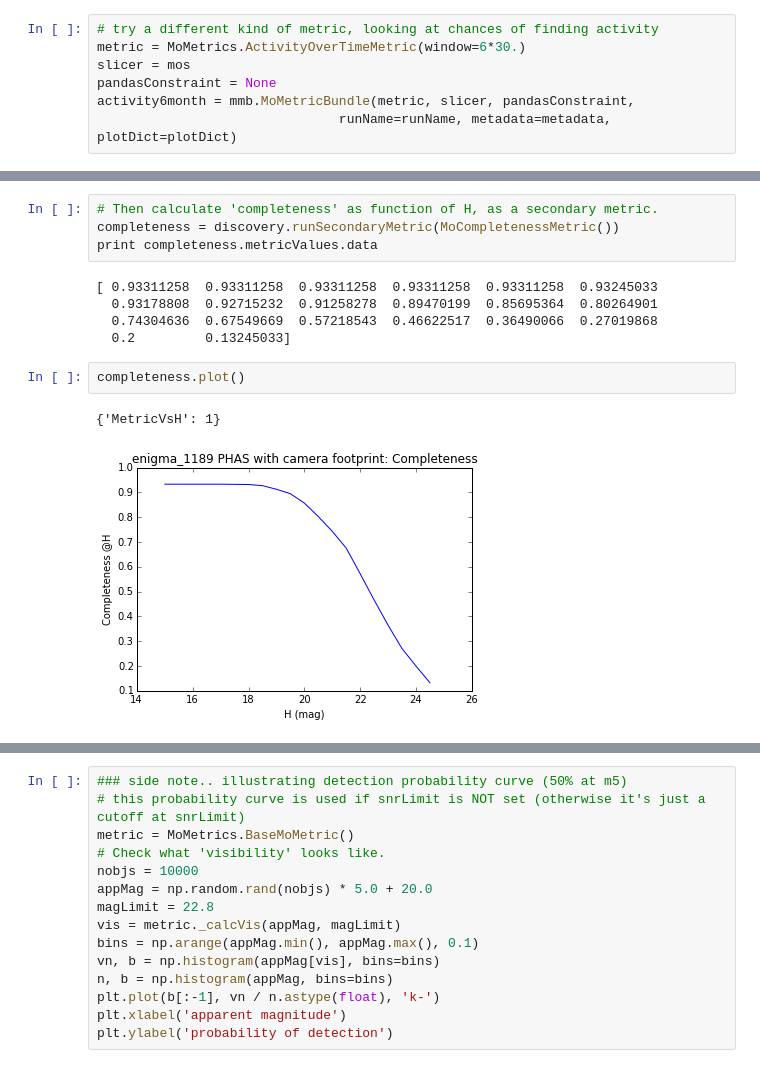
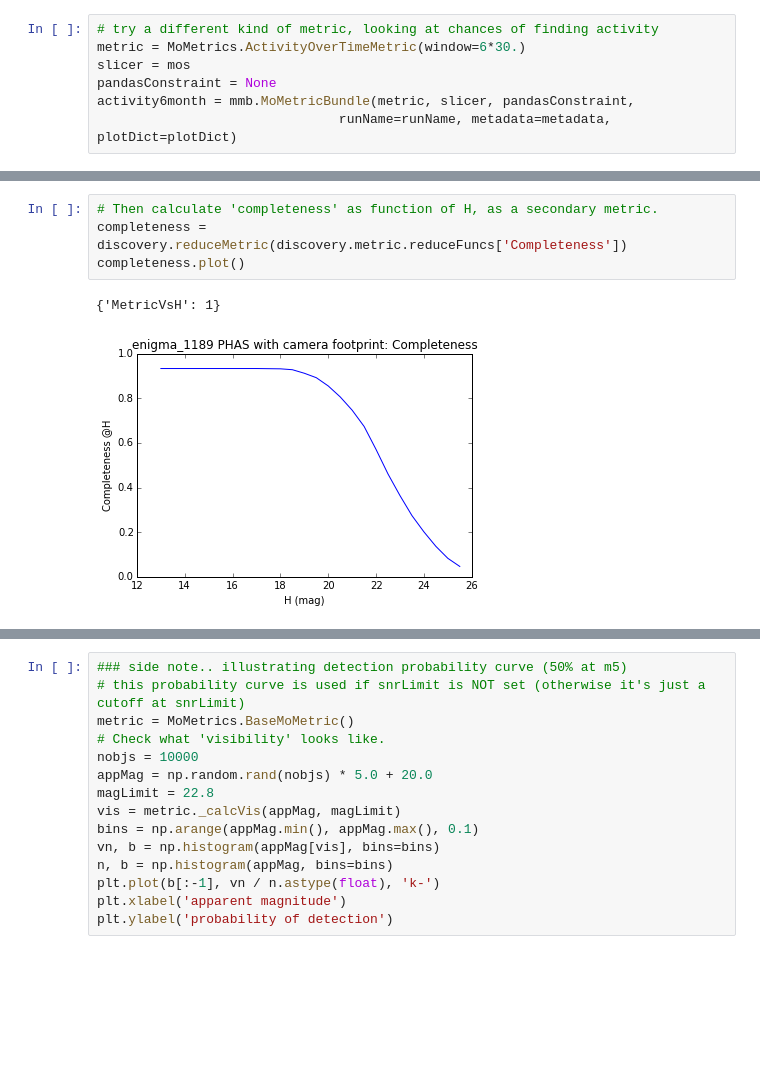
Before and after one commit to rhiannonlynne/MafSSO, a Jupyter notebook: ExampleMoMetrics.ipynb, the cells around one changed output, grey strips where cells are left out. Drawn from its saved outputs; the diff is of its cells as text; blank space fills up the shorter version.

```diff
--- a/ExampleMoMetrics.ipynb
+++ b/ExampleMoMetrics.ipynb
@@ -113,16 +117,9 @@ ph.plot(plotFunc=moPlots.MetricVsH(), plotDicts={'ylabel':'Discovery Chances @ H
 # %%
 # Then calculate 'completeness' as function of H, as a secondary metric.
-completeness = discovery.runSecondaryMetric(MoCompletenessMetric())
-print completeness.metricValues.data
+completeness = discovery.reduceMetric(discovery.metric.reduceFuncs['Completeness'])
+completeness.plot()
 # %% [output]
-[ 0.93311258  0.93311258  0.93311258  0.93311258  0.93311258  0.93245033
-  0.93178808  0.92715232  0.91258278  0.89470199  0.85695364  0.80264901
-  0.74304636  0.67549669  0.57218543  0.46622517  0.36490066  0.27019868
-  0.2         0.13245033]
+{'MetricVsH': 1}
+[figure, added]
-# %%
-completeness.plot()
-# %% [output]
-{'MetricVsH': 1}
-[figure, removed]
 # %%
 # And we can make an 'integrated over H distribution' version.
```
Also changed, not shown: parts of 8 cells of this notebook, 6 other files.
